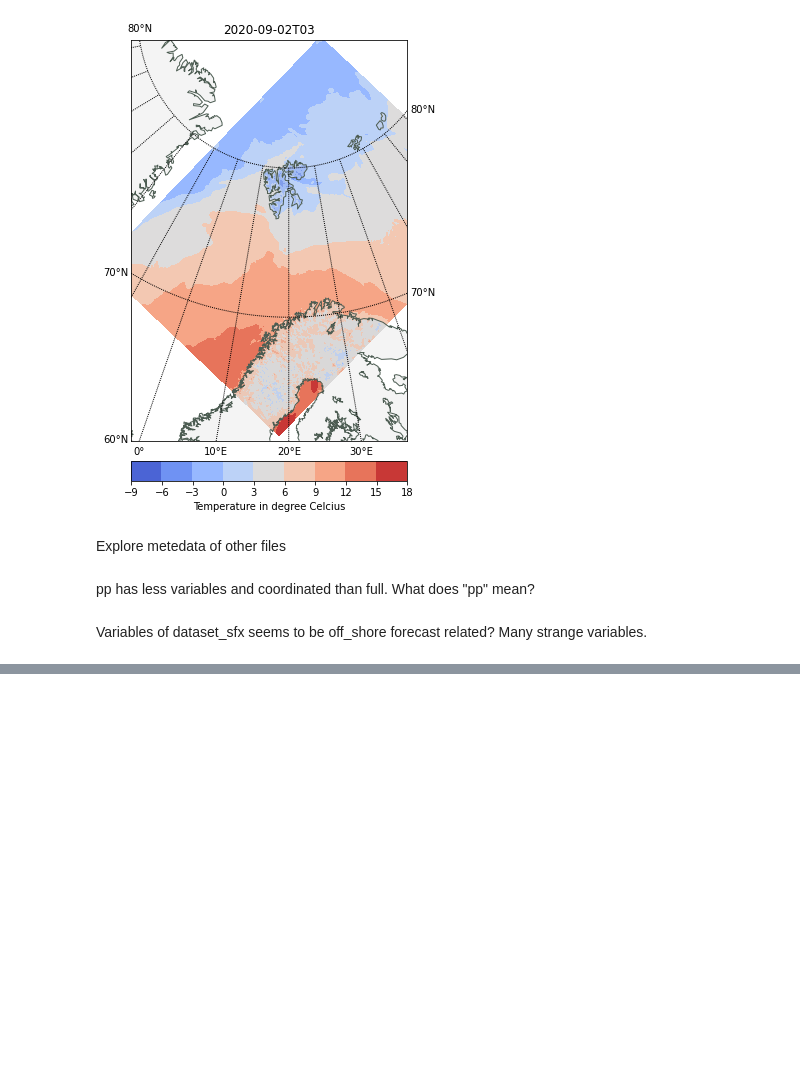
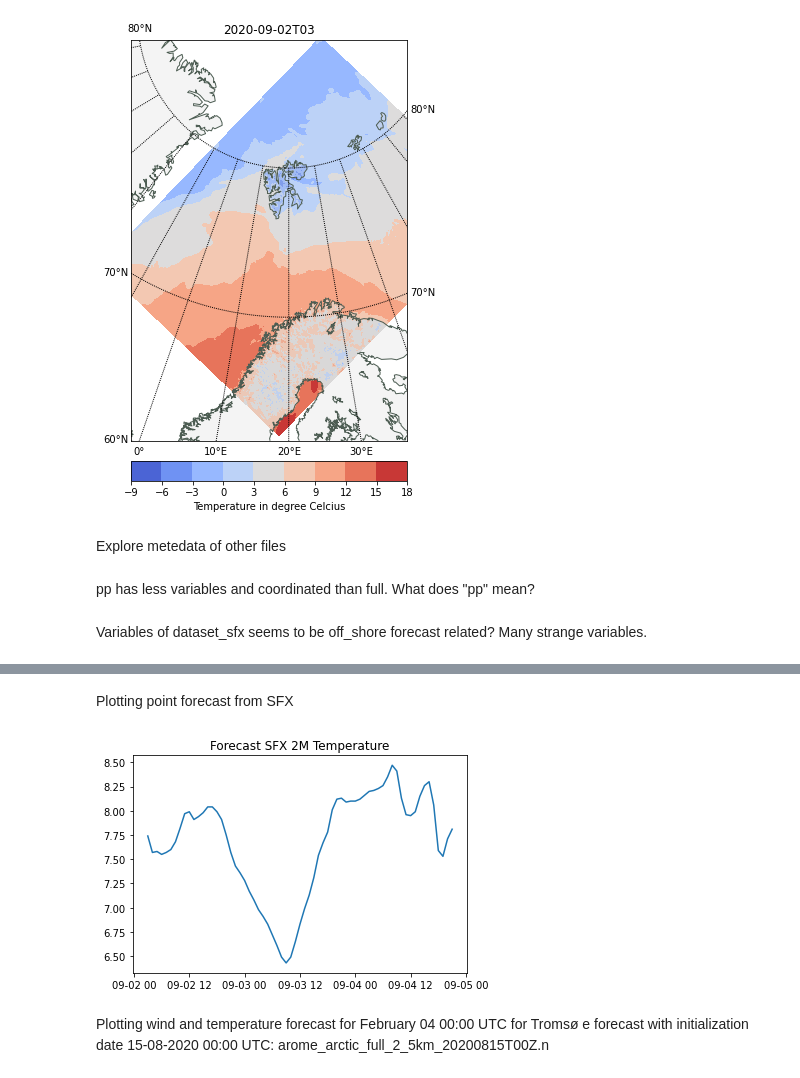
Before and after one commit to eirikngard/GEO4902, a Jupyter notebook: Access_forecast.ipynb, the cells around one changed output, grey strips where cells are left out. Cells and saved outputs as stored; diff of their text form; code cells hidden in the pictures; blank space fills up the shorter version.

```diff
--- a/Access_forecast.ipynb
+++ b/Access_forecast.ipynb
@@ -115,9 +115,16 @@ No handles with labels found to put in legend.
+# %% [markdown]
+Plotting point forecast from SFX
 # %%
-[ix,jx] = findindex(dataset.latitude,dataset.longitude,60.47,11.40) # Hamar
-temp = dataset.air_temperature_2m[:,0,ix,jx]
+[ix,jx] = findindex(dataset_sfx.latitude,dataset_sfx.longitude,65,65) # Somewhere
+temp = dataset_sfx.T2M_SEA[:,ix,jx]
 from matplotlib import pyplot as plt
 
-plt.plot(dataset.time, temp-273, '-')
+plt.plot(dataset_sfx.time, temp-273, '-')
 
-plt.title("Hamar Temperature Forecast FULL")
+plt.title("Forecast SFX 2M Temperature")
 plt.show()
+# %% [output]
+[figure, added]
+# %% [markdown]
+Plotting wind and temperature forecast for February 04 00:00 UTC for Tromsø
+e forecast with initialization date 15-08-2020 00:00 UTC: arome_arctic_full_2_5km_20200815T00Z.n
```
Also changed, not shown: parts of 6 cells of this notebook.
